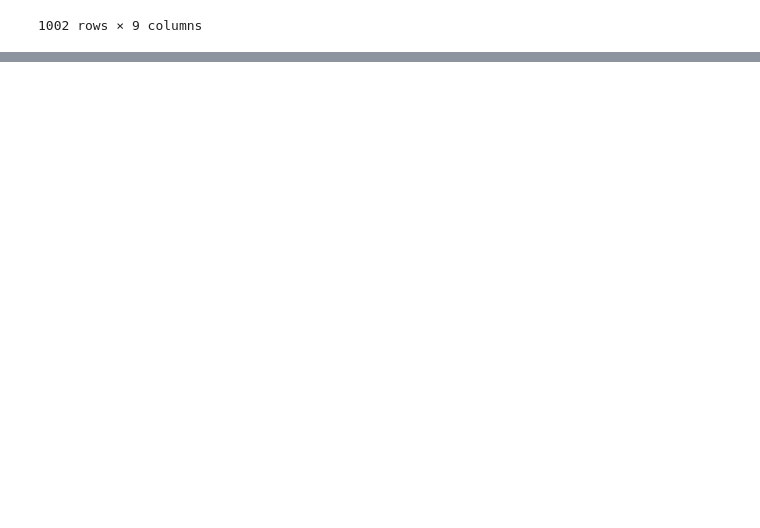
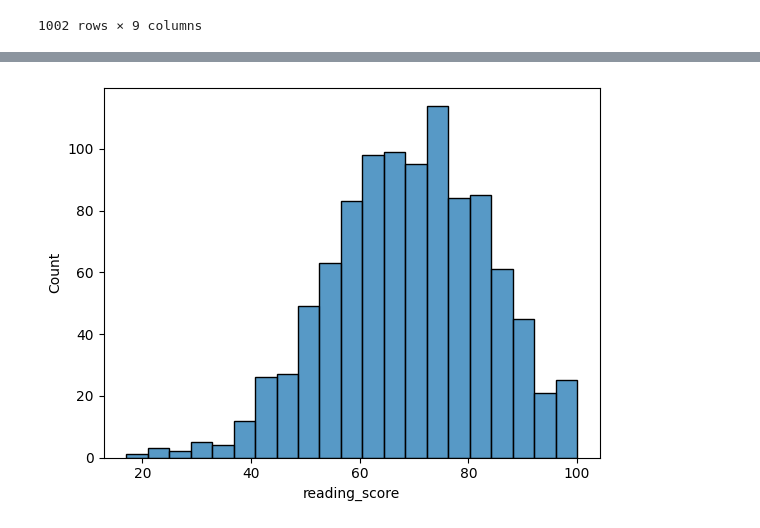
Before and after one commit to uday2209/Student_data_analysis-Project, a Jupyter notebook: research/experiment.ipynb, the cells around one changed output, grey strips where cells are left out. Saved outputs shown, nothing was run; the diff lists cells and outputs as text; code cells hidden in the pictures; blank space fills up the shorter version.

```diff
--- a/research/experiment.ipynb
+++ b/research/experiment.ipynb
@@ -165,0 +171,5 @@ sns.histplot(df["average_Score"],kde=True,color="r")
+# %%
+sns.histplot(df["reading_score"])
+plt.show()
+# %% [output]
+[figure, added]
```
Also changed, not shown: parts of 12 cells of this notebook.
